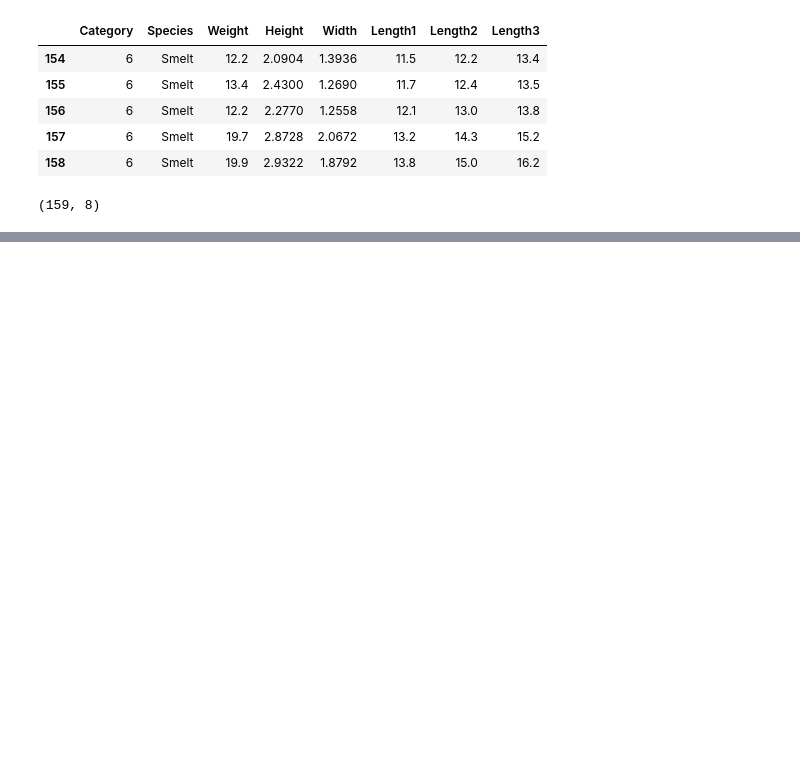
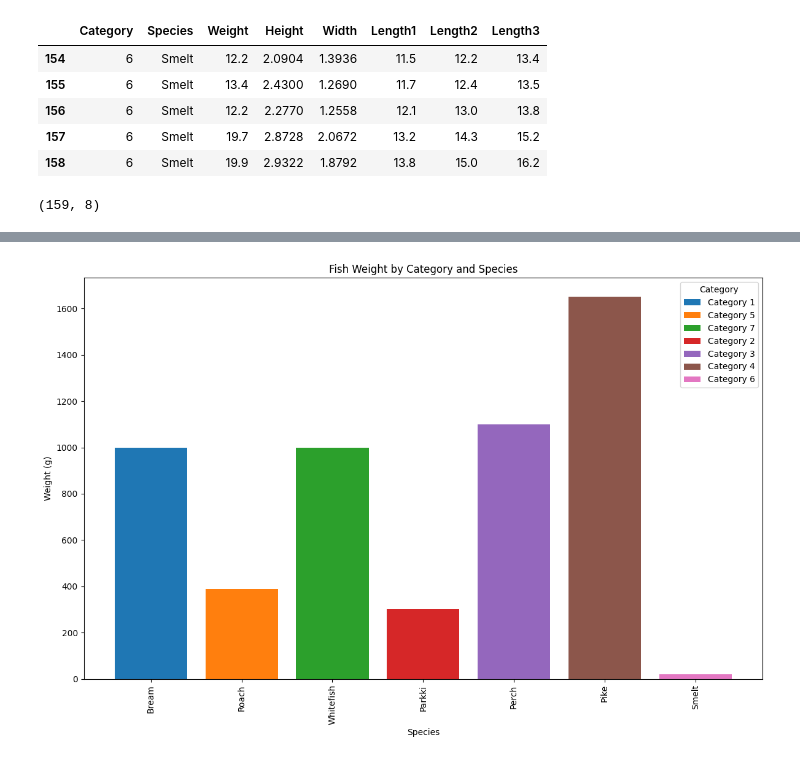
Before and after one commit to muhammadkayed/GazaSkyGeeksRepo, a Jupyter notebook: FishWeightPrediction.ipynb, the cells around one changed output, grey strips where cells are left out. Cells and saved outputs as stored; diff of their text form; code cells hidden in the pictures; blank space fills up the shorter version.

```diff
--- a/FishWeightPrediction.ipynb
+++ b/FishWeightPrediction.ipynb
@@ -32,0 +87,21 @@ fishs.shape
+# %%
+# Create a bar chart
+plt.figure(figsize=(12, 8))
+for category in fishs['Category'].unique():
+    subset = fishs[fishs['Category'] == category]
+    plt.bar(subset['Species'], subset['Weight'], label=f'Category {category}')
+
+plt.xlabel('Species')
+plt.ylabel('Weight (g)')
+plt.title('Fish Weight by Category and Species')
+plt.legend(title='Category')
+plt.xticks(rotation=90)
+plt.tight_layout()
+
+# Save the plot as an image file
+plt.savefig('fish_weight_barchart.png')
+
+# Display the plot
+plt.show()
+# %% [output]
+[figure, added]
```
Also changed, not shown: parts of 5 cells of this notebook.
